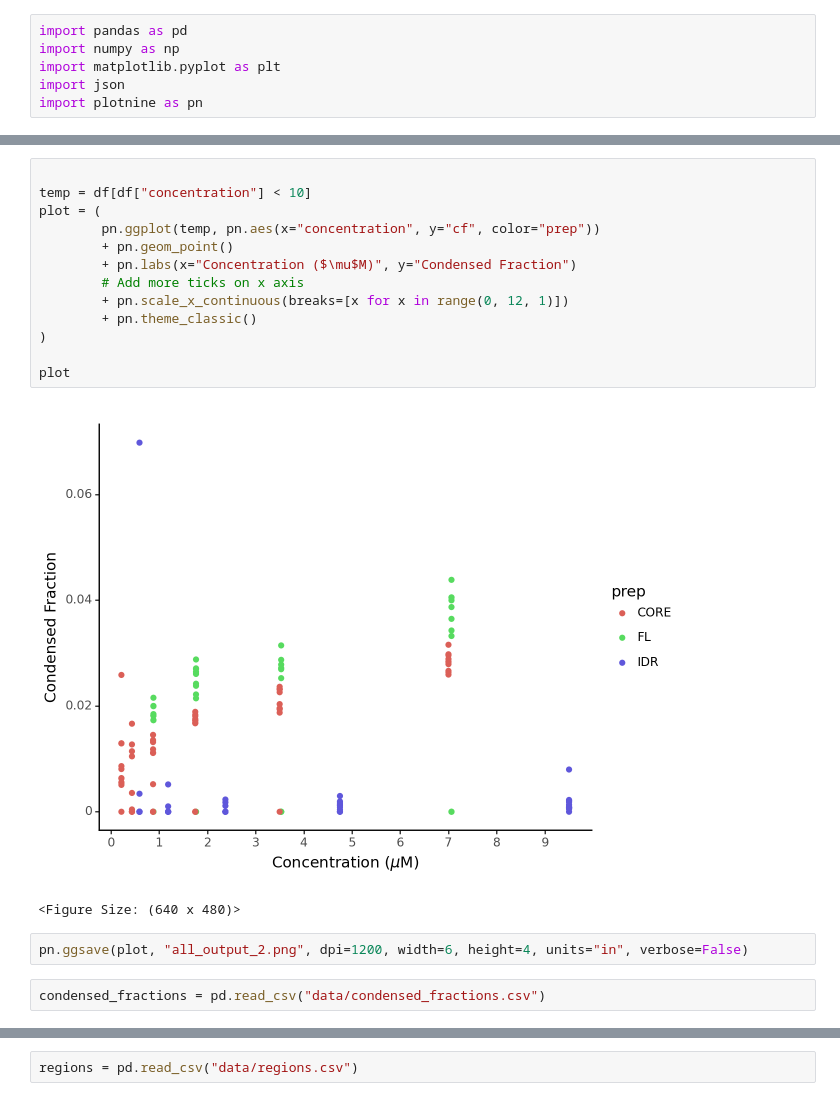
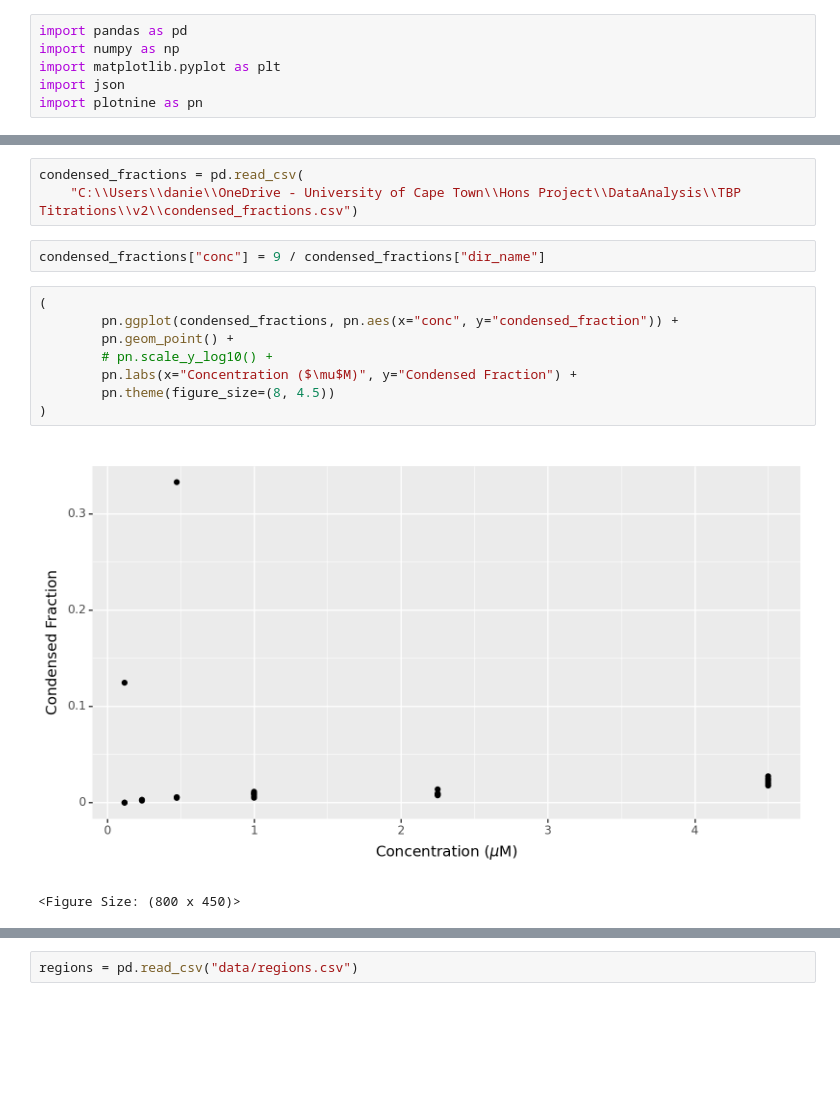
Before and after one commit to dlejeune/llps_analysis, a Jupyter notebook: analysis_sandbox.ipynb, the cells around one changed output, grey strips where cells are left out. Drawn from its saved outputs; the diff is of its cells as text; blank space fills up the shorter version.

```diff
--- a/analysis_sandbox.ipynb
+++ b/analysis_sandbox.ipynb
@@ -75,20 +7,16 @@ Text(0, 0.5, 'Condensed Fraction')
+# %%
+condensed_fractions = pd.read_csv(
+    "C:\\Users\\danie\\OneDrive - University of Cape Town\\Hons Project\\DataAnalysis\\TBP Titrations\\v2\\condensed_fractions.csv")
+# %%
+condensed_fractions["conc"] = 9 / condensed_fractions["dir_name"]
 # %%
-
-temp = df[df["concentration"] < 10]
-plot = (
-        pn.ggplot(temp, pn.aes(x="concentration", y="cf", color="prep"))
-        + pn.geom_point()
-        + pn.labs(x="Concentration ($\mu$M)", y="Condensed Fraction")
-        # Add more ticks on x axis
-        + pn.scale_x_continuous(breaks=[x for x in range(0, 12, 1)])
-        + pn.theme_classic()
+(
+        pn.ggplot(condensed_fractions, pn.aes(x="conc", y="condensed_fraction")) +
+        pn.geom_point() +
+        # pn.scale_y_log10() +
+        pn.labs(x="Concentration ($\mu$M)", y="Condensed Fraction") +
+        pn.theme(figure_size=(8, 4.5))
 )
-
-plot
 # %% [output]
-[figure, old version]
+[figure, new version]
-<Figure Size: (640 x 480)>
+<Figure Size: (800 x 450)>
-# %%
-pn.ggsave(plot, "all_output_2.png", dpi=1200, width=6, height=4, units="in", verbose=False)
-# %%
-condensed_fractions = pd.read_csv("data/condensed_fractions.csv")
```
Also changed, not shown: parts of 17 cells of this notebook, 3 other files.
